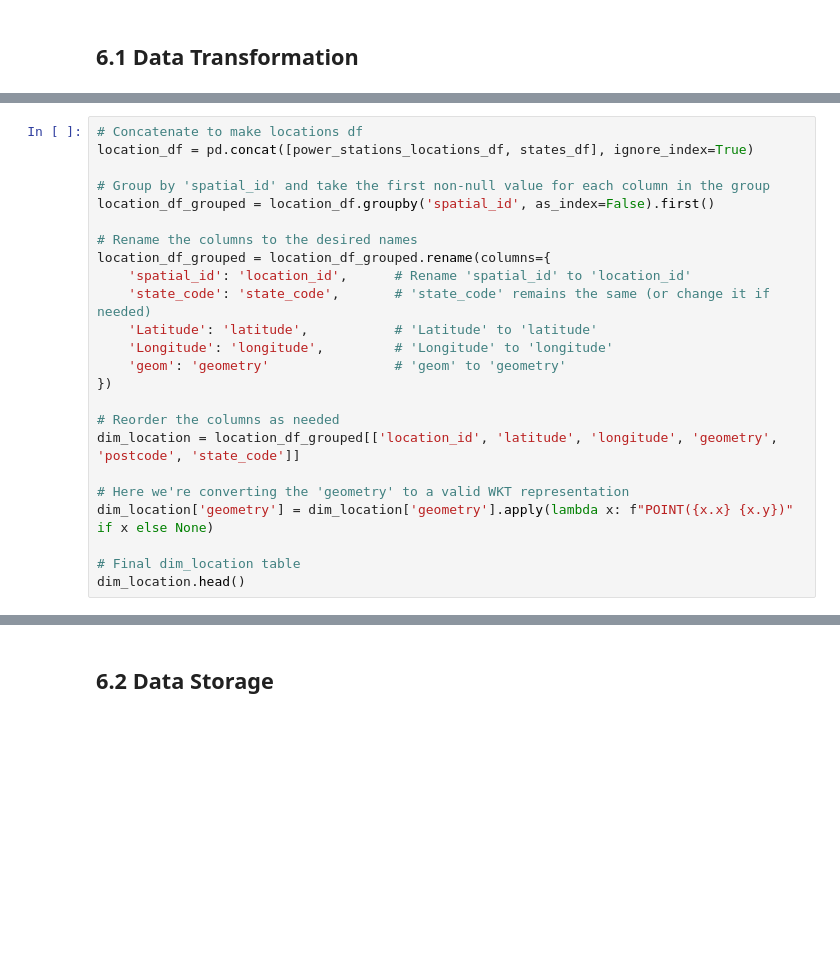
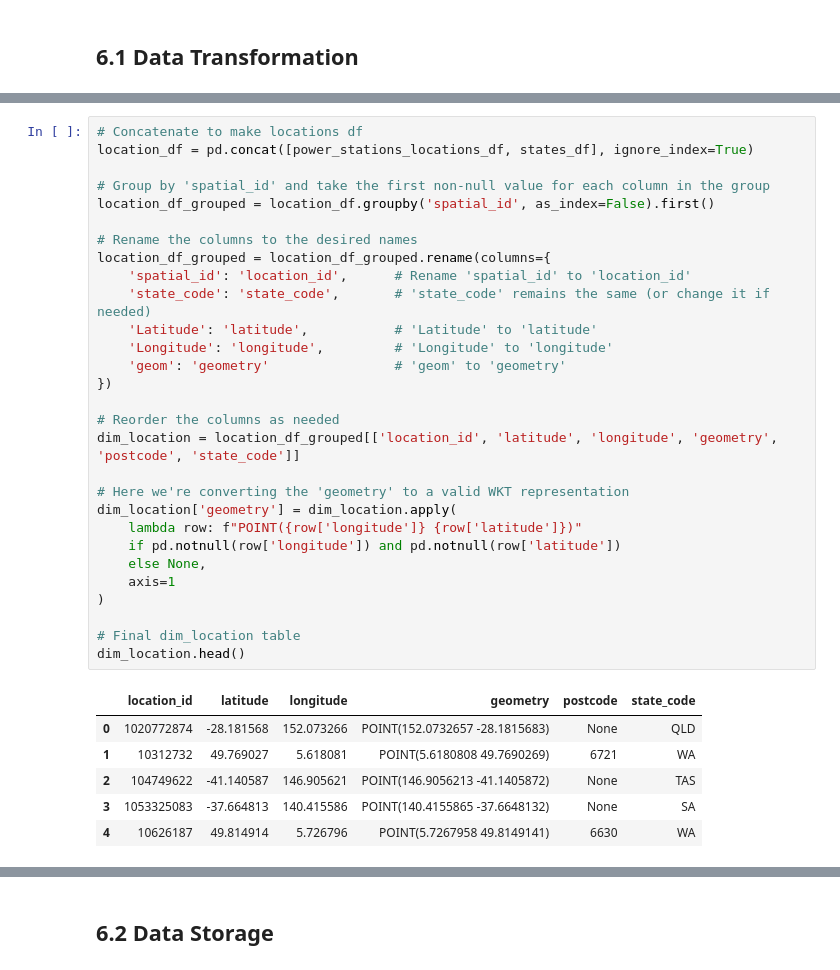
Before and after one commit to mnaufaldr01/de-assignment-1, a Jupyter notebook: assignment1.ipynb, the cells around one changed output, grey strips where cells are left out. Cells and saved outputs as stored; diff of their text form; blank space fills up the shorter version.

```diff
--- a/assignment1.ipynb
+++ b/assignment1.ipynb
@@ -1246,27 +918,39 @@ power_stations_locations_df.head()
 # %%
 # Concatenate to make locations df
 location_df = pd.concat([power_stations_locations_df, states_df], ignore_index=True)
 
 # Group by 'spatial_id' and take the first non-null value for each column in the group
 location_df_grouped = location_df.groupby('spatial_id', as_index=False).first()
 
 # Rename the columns to the desired names
 location_df_grouped = location_df_grouped.rename(columns={
     'spatial_id': 'location_id',      # Rename 'spatial_id' to 'location_id'
     'state_code': 'state_code',       # 'state_code' remains the same (or change it if needed)
     'Latitude': 'latitude',           # 'Latitude' to 'latitude'
     'Longitude': 'longitude',         # 'Longitude' to 'longitude'
     'geom': 'geometry'                # 'geom' to 'geometry'
 })
 
 # Reorder the columns as needed
 dim_location = location_df_grouped[['location_id', 'latitude', 'longitude', 'geometry', 'postcode', 'state_code']]
 
 # Here we're converting the 'geometry' to a valid WKT representation
-dim_location['geometry'] = dim_location['geometry'].apply(lambda x: f"POINT({x.x} {x.y})" if x else None)
+dim_location['geometry'] = dim_location.apply(
+    lambda row: f"POINT({row['longitude']} {row['latitude']})"
+    if pd.notnull(row['longitude']) and pd.notnull(row['latitude'])
+    else None,
+    axis=1
+)
 
 # Final dim_location table
 dim_location.head()
+# %% [output]
+|  | location_id | latitude | longitude | geometry | postcode | state_code |
+| 0 | 1020772874 | -28.181568 | 152.073266 | POINT(152.0732657 -28.1815683) | None | QLD |
+| 1 | 10312732 | 49.769027 | 5.618081 | POINT(5.6180808 49.7690269) | 6721 | WA |
+| 2 | 104749622 | -41.140587 | 146.905621 | POINT(146.9056213 -41.1405872) | None | TAS |
+| 3 | 1053325083 | -37.664813 | 140.415586 | POINT(140.4155865 -37.6648132) | None | SA |
+| 4 | 10626187 | 49.814914 | 5.726796 | POINT(5.7267958 49.8149141) | 6630 | WA |
 # %%
 # Use the tansformed states_df to make the dim_states table
 # Create a mapping of state_code to state_name
```
Also changed, not shown: parts of 69 cells of this notebook.
